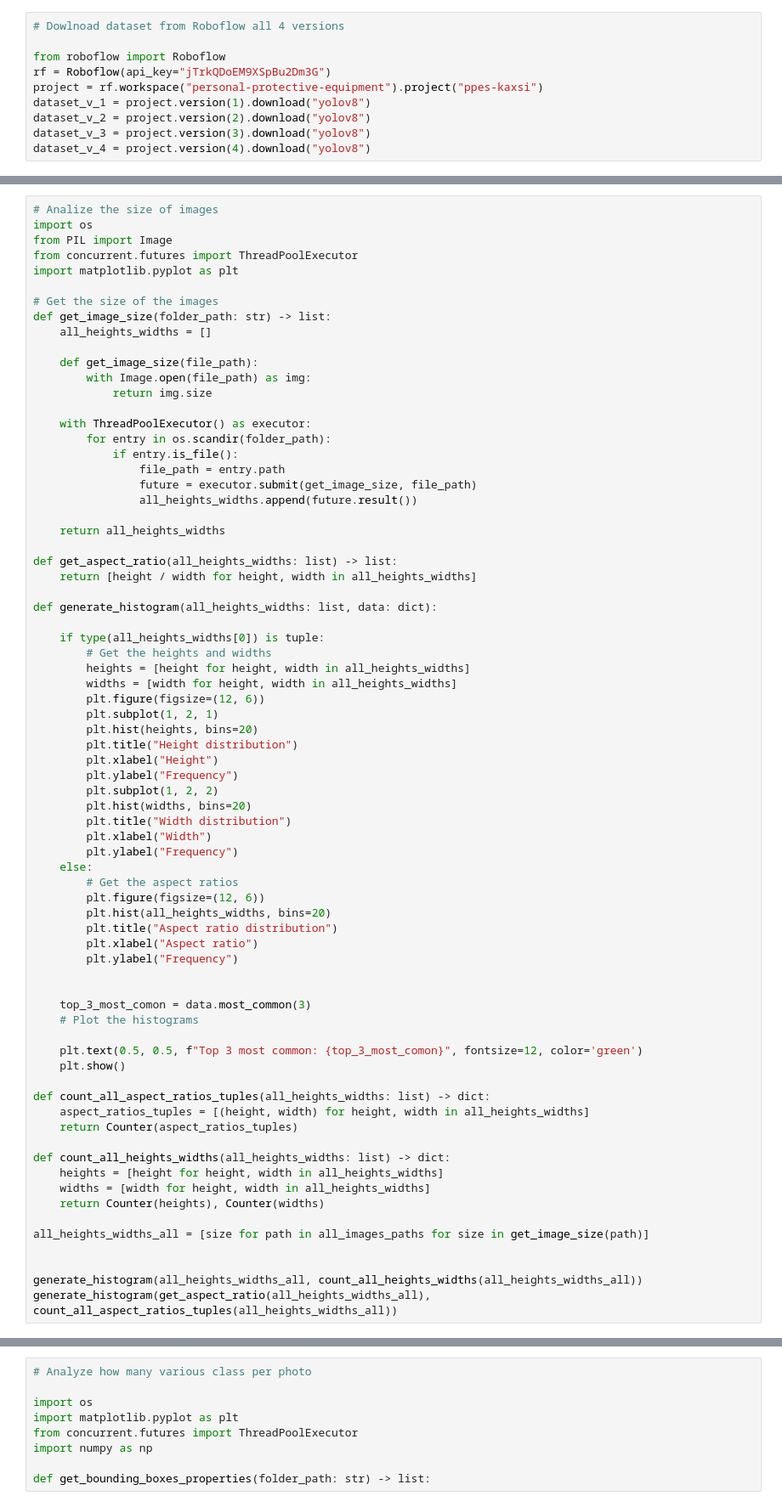
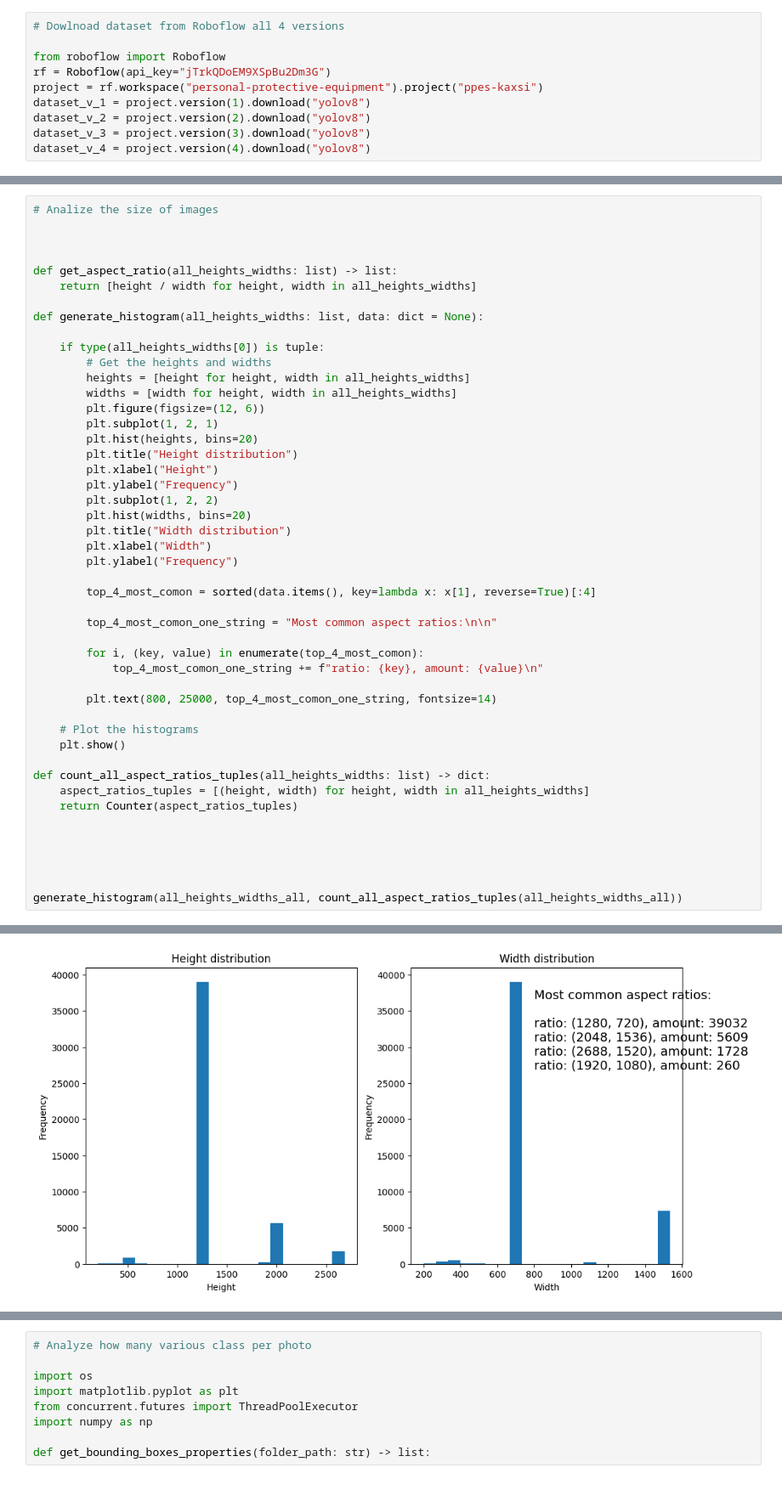
Before and after one commit to KajetanMieloch/Data-Scientist-praktyka-studencka, a Jupyter notebook: Zadania Rekrutacujne/Data Science Intern/odpowiedz.ipynb, the cells around one changed output, grey strips where cells are left out. Shown: that part at 85% size. Drawn from its saved outputs; the diff is of its cells as text.

```diff
--- a/Zadania Rekrutacujne/Data Science Intern/odpowiedz.ipynb
+++ b/Zadania Rekrutacujne/Data Science Intern/odpowiedz.ipynb
@@ -151,31 +177,12 @@ generate_pie_chart(classes_names_count_all)
 # %%
 # Analize the size of images
-import os
-from PIL import Image
-from concurrent.futures import ThreadPoolExecutor
-import matplotlib.pyplot as plt
 
-# Get the size of the images
-def get_image_size(folder_path: str) -> list:
-    all_heights_widths = []
 
-    def get_image_size(file_path):
-        with Image.open(file_path) as img:
-            return img.size
-
-    with ThreadPoolExecutor() as executor:
-        for entry in os.scandir(folder_path):
-            if entry.is_file():
-                file_path = entry.path
-                future = executor.submit(get_image_size, file_path)
-                all_heights_widths.append(future.result())
-
-    return all_heights_widths
 
 def get_aspect_ratio(all_heights_widths: list) -> list:
     return [height / width for height, width in all_heights_widths]
 
-def generate_histogram(all_heights_widths: list, data: dict):
+def generate_histogram(all_heights_widths: list, data: dict = None):
 
     if type(all_heights_widths[0]) is tuple:
         # Get the heights and widths
@@ -192,33 +199,26 @@ def generate_histogram(all_heights_widths: list, data: dict):
         plt.title("Width distribution")
         plt.xlabel("Width")
         plt.ylabel("Frequency")
-    else:
-        # Get the aspect ratios
-        plt.figure(figsize=(12, 6))
-        plt.hist(all_heights_widths, bins=20)
-        plt.title("Aspect ratio distribution")
-        plt.xlabel("Aspect ratio")
-        plt.ylabel("Frequency")
 
+        top_4_most_comon = sorted(data.items(), key=lambda x: x[1], reverse=True)[:4]
 
-    top_3_most_comon = data.most_common(3)
+        top_4_most_comon_one_string = "Most common aspect ratios:\n\n"
+
+        for i, (key, value) in enumerate(top_4_most_comon):
+            top_4_most_comon_one_string += f"ratio: {key}, amount: {value}\n"
+
+        plt.text(800, 25000, top_4_most_comon_one_string, fontsize=14)
+
     # Plot the histograms
-
-    plt.text(0.5, 0.5, f"Top 3 most common: {top_3_most_comon}", fontsize=12, color='green')
     plt.show()
 
 def count_all_aspect_ratios_tuples(all_heights_widths: list) -> dict:
     aspect_ratios_tuples = [(height, width) for height, width in all_heights_widths]
     return Counter(aspect_ratios_tuples)
 
-def count_all_heights_widths(all_heights_widths: list) -> dict:
-    heights = [height for height, width in all_heights_widths]
-    widths = [width for height, width in all_heights_widths]
-    return Counter(heights), Counter(widths)
-
-all_heights_widths_all = [size for path in all_images_paths for size in get_image_size(path)]
 
 
-generate_histogram(all_heights_widths_all, count_all_heights_widths(all_heights_widths_all))
-generate_histogram(get_aspect_ratio(all_heights_widths_all), count_all_aspect_ratios_tuples(all_heights_widths_all))
+
+
+generate_histogram(all_heights_widths_all, count_all_aspect_ratios_tuples(all_heights_widths_all))
 # %% [output]
@@ -225,0 +225 @@ TypeError: generate_histogram() missing 1 required positional argument: 'data'
+[figure, added]
```
Also changed, not shown: parts of 9 cells of this notebook.
